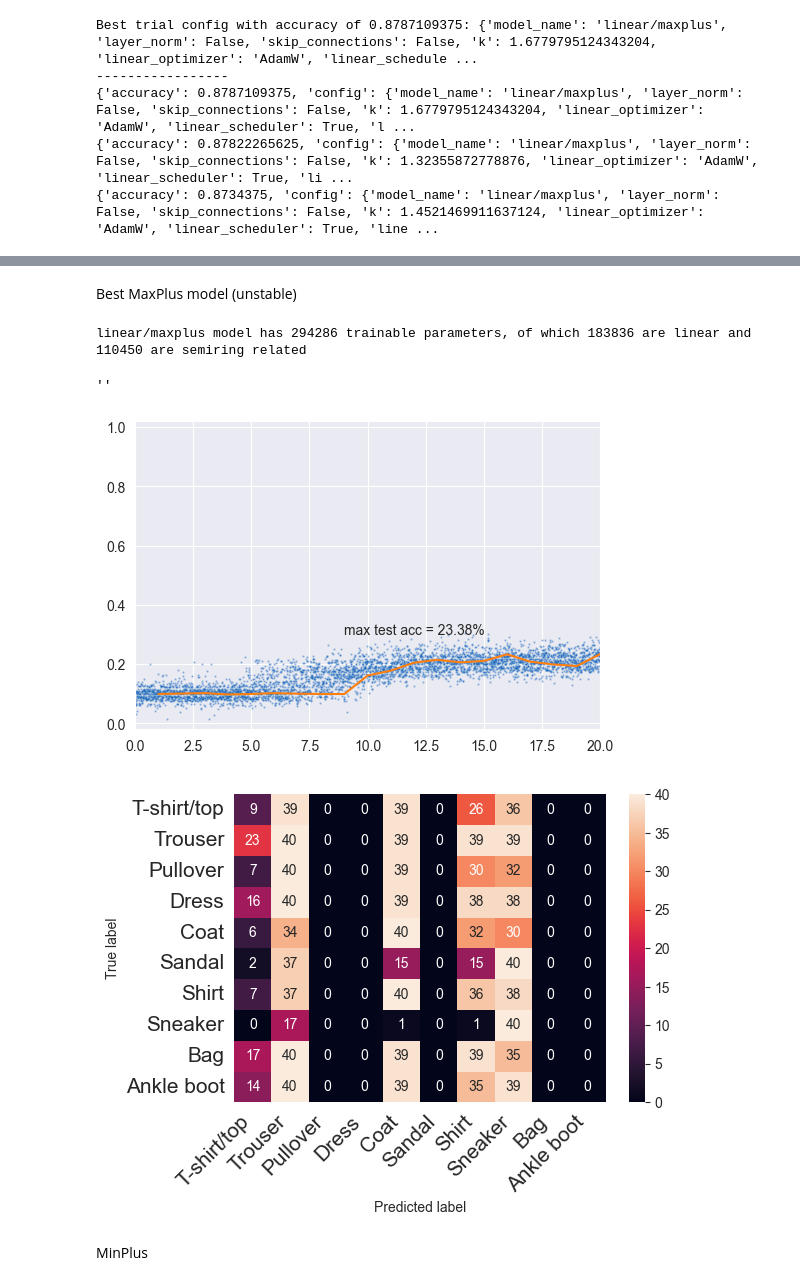
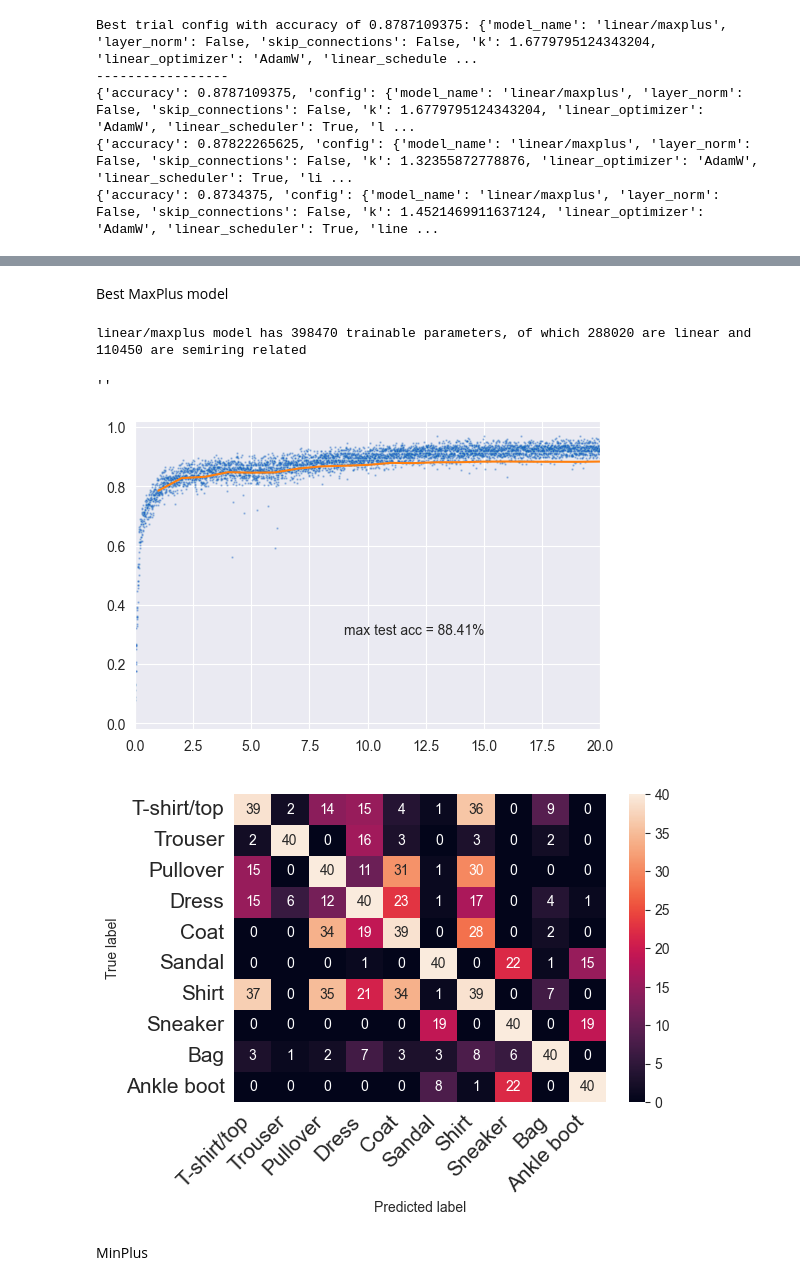
Before and after one commit to bmnsmets/semitorch, a Jupyter notebook: experiments/fullyconnected_fashion_standardized.ipynb, the cells around one changed output, grey strips where cells are left out. Saved outputs shown, nothing was run; the diff lists cells and outputs as text; code cells hidden in the pictures.

Commit message:
Rewrite maxplus, minplus to use checkpointing for backwards pass; skip connections now works for those models

```diff
--- a/experiments/fullyconnected_fashion_standardized.ipynb
+++ b/experiments/fullyconnected_fashion_standardized.ipynb
@@ -683,43 +723,43 @@ Best trial config with accuracy of 0.8787109375: {'model_name': 'linear/maxplus'
 # %% [markdown]
-Best MaxPlus model (unstable)
+Best MaxPlus model
 # %%
-best_maxplus_model = Model("linear/maxplus", layer_norm=False, skip_connections=False, k=1.32355872778876).to(device)
+best_maxplus_model = Model("linear/maxplus", layer_norm=True, skip_connections=True, k=2.1228529379677457).to(device)
 
 print(f"{best_maxplus_model.name} model has {count_parameters(best_maxplus_model.parameters())} trainable parameters, "
       f"of which {count_parameters(nonmaxplus_parameters(best_maxplus_model))} are linear "
       f"and {count_parameters(maxplus_parameters(best_maxplus_model))} are semiring related")
 
 best_maxplus_linear_optimizer = torch.optim.AdamW(nonmaxplus_parameters(best_maxplus_model), lr=0.002191529436858294, weight_decay=0.01)
 best_maxplus_linear_scheduler = torch.optim.lr_scheduler.OneCycleLR(
     best_maxplus_linear_optimizer,
     max_lr=0.002191529436858294,
     anneal_strategy="linear",
     pct_start=0.3,
     three_phase=True,
     final_div_factor=1000.0,
     div_factor=10.0,
     steps_per_epoch=len(fmnist_trainloader),
     epochs=20,
 )
-best_maxplus_semiring_optimizer = TropicalSGD(maxplus_parameters(best_maxplus_model), lr=0.0014279014665088416)
+best_maxplus_semiring_optimizer = TropicalSGD(maxplus_parameters(best_maxplus_model), lr=0.0022368032143443403)
 
 best_maxplus_optimizers = [best_maxplus_linear_optimizer, best_maxplus_semiring_optimizer]
 best_maxplus_schedulers = [best_maxplus_linear_scheduler]
 
 train(
     best_maxplus_model,
     fmnist_trainloader,
     fmnist_testloader,
     best_maxplus_optimizers,
     best_maxplus_schedulers,
     nn.CrossEntropyLoss(),
     20,
 )
 # %% [output]
-linear/maxplus model has 294286 trainable parameters, of which 183836 are linear and 110450 are semiring related
+linear/maxplus model has 398470 trainable parameters, of which 288020 are linear and 110450 are semiring related
 ''
-[figure, old version]
+[figure, new version]
-[figure, old version]
+[figure, new version]
 # %% [markdown]
 MinPlus
 # %%
```
Also changed, not shown: parts of 10 cells of this notebook, 4 other files.
